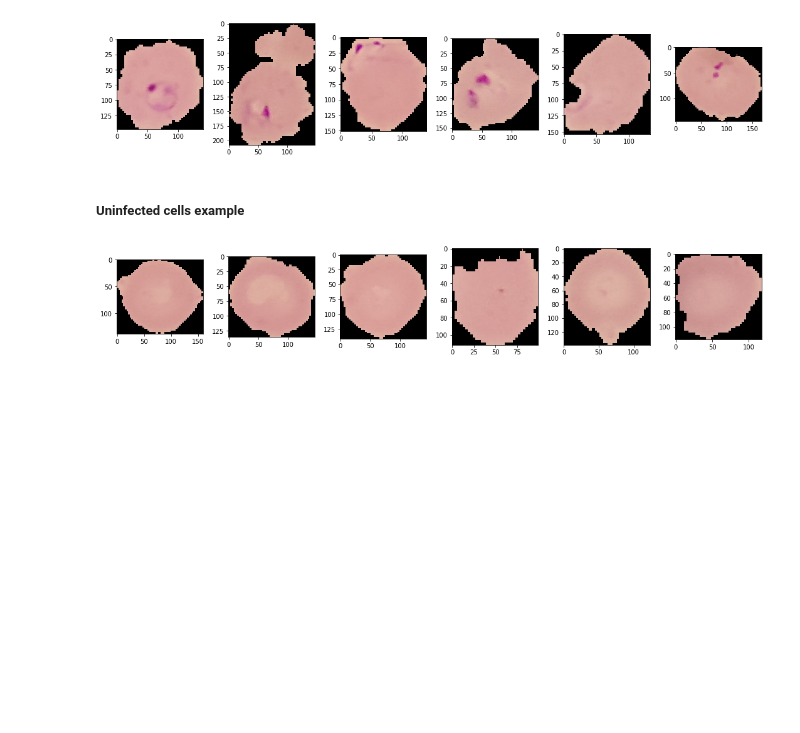
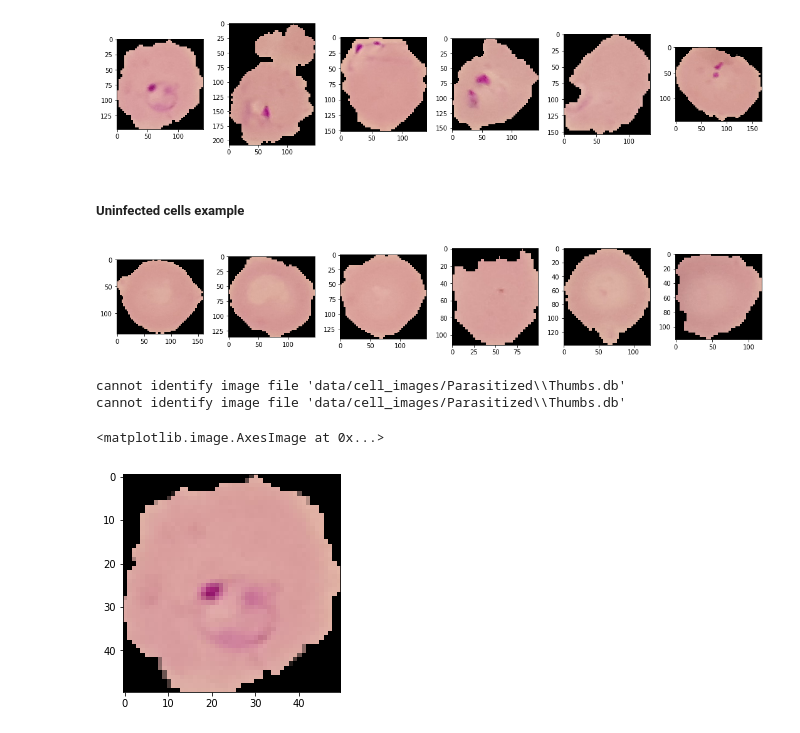
Before and after one commit to mwoss/malaria-detection, a Jupyter notebook: Malaria detection.ipynb, the cells around one changed output. Saved outputs shown, nothing was run; the diff lists cells and outputs as text; code cells hidden in the pictures; blank space fills up the shorter version.

Commit message:
Preprocessing photos

```diff
--- a/Malaria detection.ipynb
+++ b/Malaria detection.ipynb
@@ -36,3 +36,29 @@ example_uninfected_cells = uninfected_cells[:6]
 plot_examples(example_uninfected_cells, uninfected_dir)
 # %% [output]
 [figure]
+# %%
+def preprocess_images(images: list, base_path: str, img_label: int, resize: tuple = (50, 50)) -> tuple:
+    X, y = [], []
+    for image in images:
+        try:
+            img_arr = plt.imread(os.path.join(base_path, image))
+            resized_img = cv2.resize(img_arr, resize)
+            y.append(img_label)
+            X.append(resized_img)
+        except OSError as exc:
+            print(exc)
+    return X, y
+# %%
+X_p, y_p = preprocess_images(parasitized_cells, parasitized_dir, 1)
+X_u, y_u = preprocess_images(parasitized_cells, parasitized_dir, 1)
+# %% [output]
+cannot identify image file 'data/cell_images/Parasitized\\Thumbs.db'
+cannot identify image file 'data/cell_images/Parasitized\\Thumbs.db'
+# %%
+X = [*X_p, *X_u]
+y = [*y_p, *y_u]
+# %%
+plt.imshow(X[0])
+# %% [output]
+<matplotlib.image.AxesImage at 0x...>
+[figure, added]
```
